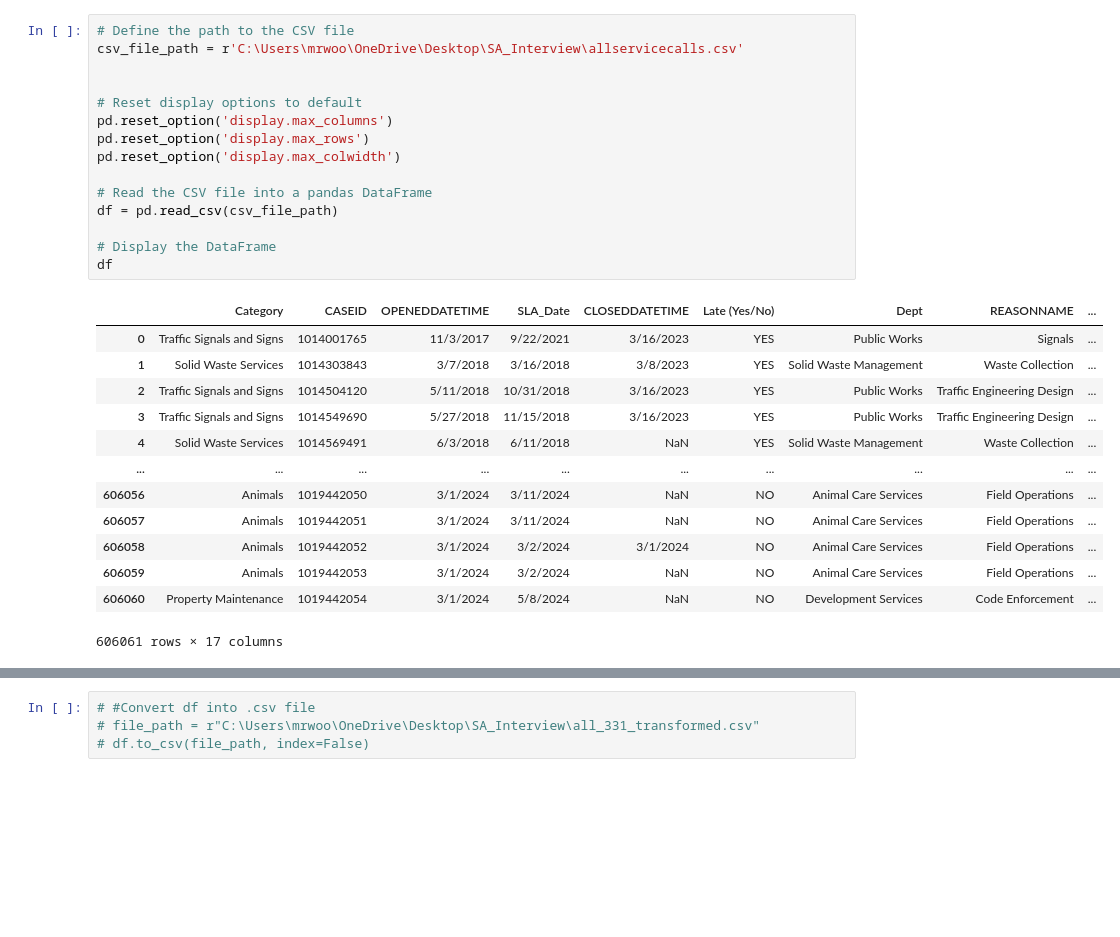
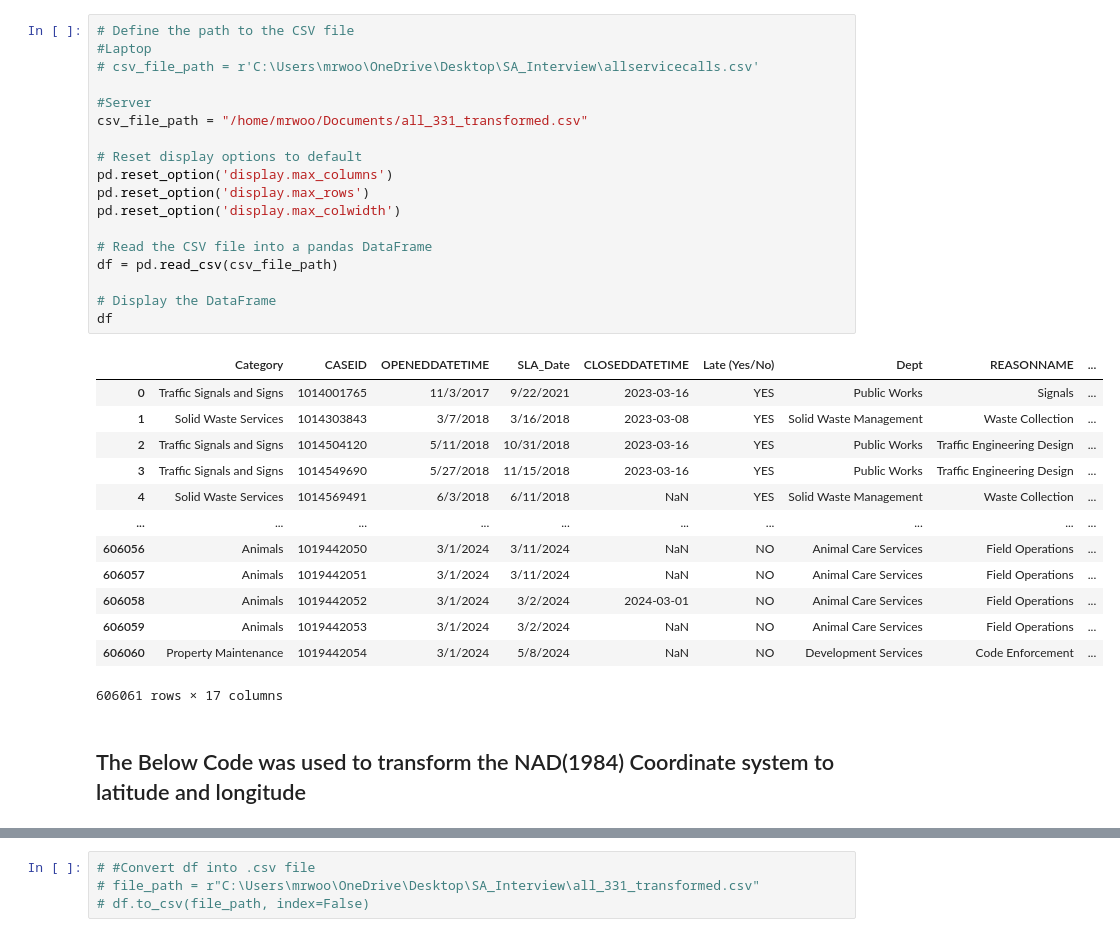
Before and after one commit to mrwoodzi/Data_Science_Certs_Progress, a Jupyter notebook: Interview_Projects/SA_Analyst_May_12/analysis.ipynb, the cells around one changed output, grey strips where cells are left out. Drawn from its saved outputs; the diff is of its cells as text; blank space fills up the shorter version.

Commit message:
Lots of Good Work done, pushing from the server

```diff
--- a/Interview_Projects/SA_Analyst_May_12/analysis.ipynb
+++ b/Interview_Projects/SA_Analyst_May_12/analysis.ipynb
@@ -35,33 +38,38 @@ df2
 | 17 | Report Ending Date | The end date range for the case o... | mm/dd/yyyy | The report ending date is the dat... |
 # %%
 # Define the path to the CSV file
-csv_file_path = r'C:\Users\mrwoo\OneDrive\Desktop\SA_Interview\allservicecalls.csv'
+#Laptop
+# csv_file_path = r'C:\Users\mrwoo\OneDrive\Desktop\SA_Interview\allservicecalls.csv'
 
+#Server
+csv_file_path = "/home/mrwoo/Documents/all_331_transformed.csv"
 
 # Reset display options to default
 pd.reset_option('display.max_columns')
 pd.reset_option('display.max_rows')
 pd.reset_option('display.max_colwidth')
 
 # Read the CSV file into a pandas DataFrame
 df = pd.read_csv(csv_file_path)
 
 # Display the DataFrame
 df
 # %% [output]
 |  | Category | CASEID | OPENEDDATETIME | SLA_Date | CLOSEDDATETIME | Late (Yes/No) | Dept | REASONNAME | ... |
-| 0 | Traffic Signals and Signs | 1014001765 | 11/3/2017 | 9/22/2021 | 3/16/2023 | YES | Public Works | Signals | ... |
-| 1 | Solid Waste Services | 1014303843 | 3/7/2018 | 3/16/2018 | 3/8/2023 | YES | Solid Waste Management | Waste Collection | ... |
-| 2 | Traffic Signals and Signs | 1014504120 | 5/11/2018 | 10/31/2018 | 3/16/2023 | YES | Public Works | Traffic Engineering Design | ... |
-| 3 | Traffic Signals and Signs | 1014549690 | 5/27/2018 | 11/15/2018 | 3/16/2023 | YES | Public Works | Traffic Engineering Design | ... |
+| 0 | Traffic Signals and Signs | 1014001765 | 11/3/2017 | 9/22/2021 | 2023-03-16 | YES | Public Works | Signals | ... |
+| 1 | Solid Waste Services | 1014303843 | 3/7/2018 | 3/16/2018 | 2023-03-08 | YES | Solid Waste Management | Waste Collection | ... |
+| 2 | Traffic Signals and Signs | 1014504120 | 5/11/2018 | 10/31/2018 | 2023-03-16 | YES | Public Works | Traffic Engineering Design | ... |
+| 3 | Traffic Signals and Signs | 1014549690 | 5/27/2018 | 11/15/2018 | 2023-03-16 | YES | Public Works | Traffic Engineering Design | ... |
 | 4 | Solid Waste Services | 1014569491 | 6/3/2018 | 6/11/2018 | NaN | YES | Solid Waste Management | Waste Collection | ... |
 | ... | ... | ... | ... | ... | ... | ... | ... | ... | ... |
 | 606056 | Animals | 1019442050 | 3/1/2024 | 3/11/2024 | NaN | NO | Animal Care Services | Field Operations | ... |
 | 606057 | Animals | 1019442051 | 3/1/2024 | 3/11/2024 | NaN | NO | Animal Care Services | Field Operations | ... |
-| 606058 | Animals | 1019442052 | 3/1/2024 | 3/2/2024 | 3/1/2024 | NO | Animal Care Services | Field Operations | ... |
+| 606058 | Animals | 1019442052 | 3/1/2024 | 3/2/2024 | 2024-03-01 | NO | Animal Care Services | Field Operations | ... |
 | 606059 | Animals | 1019442053 | 3/1/2024 | 3/2/2024 | NaN | NO | Animal Care Services | Field Operations | ... |
 | 606060 | Property Maintenance | 1019442054 | 3/1/2024 | 5/8/2024 | NaN | NO | Development Services | Code Enforcement | ... |
 606061 rows × 17 columns
+# %% [markdown]
+## The Below Code was used to transform the NAD(1984) Coordinate system to latitude and longitude
 # %%
 
 # Define the projection for State Plane Texas South Central FIPS 4204 Feet
```
Also changed, not shown: parts of 8 cells of this notebook, 1 other file.
